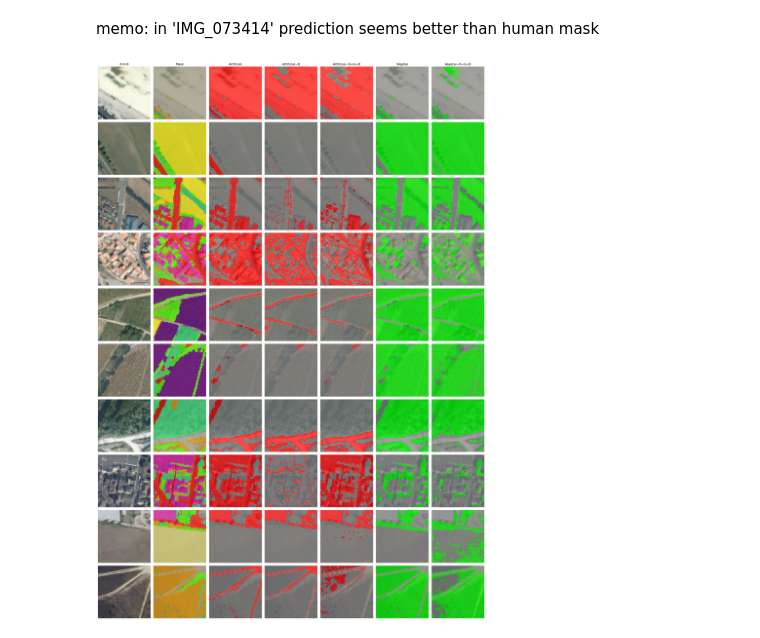
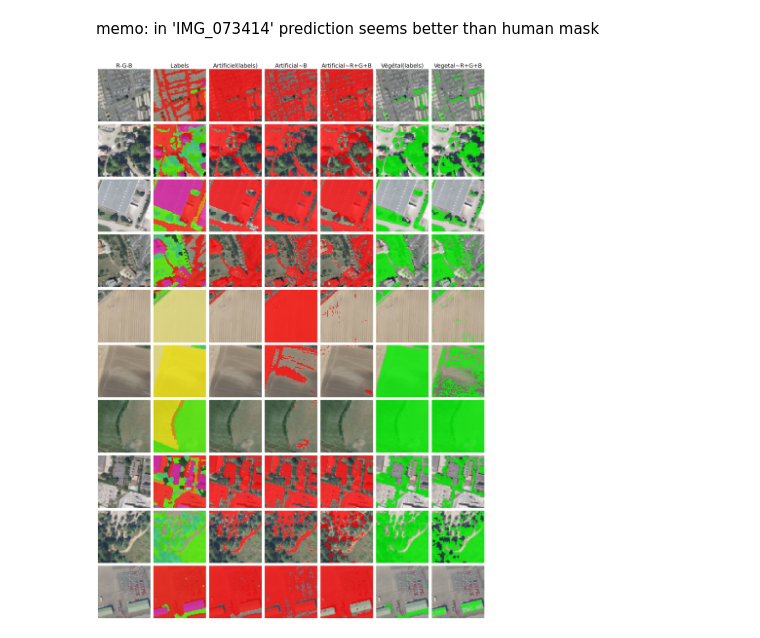
Before and after one commit to ChallengeDataTest/flairimages, a Jupyter notebook: src/explore.ipynb, the cells around one changed output. Saved outputs shown, nothing was run; the diff lists cells and outputs as text; code cells hidden in the pictures.

```diff
--- a/src/explore.ipynb
+++ b/src/explore.ipynb
@@ -24,6 +24,9 @@ from utils.utils import (read_config, read_samples_df,
                          fast_down_sample, fast_up_sample,
                          read_image_collection
                          )
+# %%
+# small debug flag
+verbose = False
 # %%
 # massage this to get the correct project root path (e.g. /../xxxx/myProjectName/)
 root_dir = Path().resolve().parents[0]
@@ -151,0 +160,12 @@ max=(198, 180, 151, 160, 76)
+# %%
+# check that the image data and metadata and mask are correctly matched
+if verbose:
+    print("images should be alike")
+    plt.figure(figsize=(1,2))
+    i = np.random.randint(0, image_data.shape[0])
+    plt.subplot(1,2,1).imshow(image_data[i,:,:,:3])
+    plt.axis('off')
+    img_full_resolution = skio.imread(files_df.iloc[i]['image'], plugin='tifffile')
+    plt.subplot(1,2,2).imshow(img_full_resolution[:,:,:3])
+    plt.axis('off')
+    plt.show()
@@ -262,7 +321,7 @@ g.add_legend(label_order=['Végétal','Artificiel'], labelcolor=['green','red'],
 # to choose for a pedagogic progression
 def make_logistic_regression(X_train, X_test, y_train, y_test):
     pipeline = Pipeline(steps=[('scaler', StandardScaler()),
-                               ('log_reg', LogisticRegression())])
+                               ('log_reg', LogisticRegression(class_weight='balanced'))])
     pipeline.fit(X_train, y_train)
     score = pipeline.score(X_test, y_test)
     # create a sklearn pipeline
@@ -287,6 +346,5 @@ for y_var in all_y_vars:
             reg_equation = f"{y_var}~{'+'.join(X_vars)}"
             print(reg_equation+f"\t\t\t\t f score is {score}")
             estimators[reg_equation] = logreg
-#print(dict(zip(vars,logreg.coef_[0 ])))
-#print(f"f score is {score}")
+#TODO: output reusable markdown table
 # %% [output]
@@ -322,8 +380,10 @@ if False:
 # print(image_file)
 # print(mask_file)
 nl, nc = 10,7
-im_alpha = 0.7
+im_alpha = 0.75
+fontsize=22
 plt.figure(figsize=(nc*3, nl*3))
+
 for i_l, i_test_record in enumerate(np.random.choice(a=test_image_data.shape[0], size=nl)):
     record = test_image_data[i_test_record]
     im = record[:,:,:3]
@@ -334,7 +394,7 @@ for i_l, i_test_record in enumerate(np.random.choice(a=test_image_data.shape[0],
     #
     plt.subplot(nl, nc, i_l*nc+1)
     plt.imshow(im)
-    if i_l == 0: plt.title("R-G-B")
+    if i_l == 0: plt.title("R-G-B", fontsize=fontsize)
     plt.axis("off")
     #
     msk_palette = class_to_rgb(arr=msk, conf=conf)
@@ -342,56 +402,53 @@ for i_l, i_test_record in enumerate(np.random.choice(a=test_image_data.shape[0],
     plt.imshow(im)
     plt.imshow(msk_palette, alpha=im_alpha)
 
-    if i_l == 0: plt.title("Mask")
+    if i_l == 0: plt.title("Labels", fontsize=fontsize)
     plt.axis("off")
     #
-    msk_artificiel = artificial_to_rgb(arr=msk_a,  conf=conf)
+    rgb_label = artificial_to_rgb(arr=msk_a,  conf=conf, alpha=im_alpha)
     plt.subplot(nl, nc, i_l*nc+3)
     plt.imshow(im)
-    plt.imshow(msk_artificiel, alpha=im_alpha)
-
-
-
-    if i_l == 0: plt.title("Artificiel")
+    plt.imshow(rgb_label)
+    if i_l == 0: plt.title("Artificiel(labels)", fontsize=fontsize)
     plt.axis("off")
     #
     reg_equation = 'Artificial~B'
     msk_pred = estimators[reg_equation].predict(im[:,:,2].reshape(-1,1)).reshape(im.shape[:2])
-    rgb_pred = artificial_to_rgb(conf=conf, arr=msk_pred)
+    rgb_pred = artificial_to_rgb(conf=conf, arr=msk_pred, alpha=im_alpha)
     plt.subplot(nl, nc, i_l*nc+4)
     plt.imshow(im)
-    plt.imshow(rgb_pred, alpha=im_alpha)
-    if i_l == 0: plt.title(reg_equation)
+    plt.imshow(rgb_pred)
+    if i_l == 0: plt.title(reg_equation, fontsize=fontsize)
     plt.axis("off")
     #
     reg_equation = 'Artificial~R+G+B'
     msk_pred = estimators[reg_equation].predict(im.reshape(-1,3)).reshape(im.shape[:2])
-    rgb_pred = artificial_to_rgb(conf=conf, arr=msk_pred)
+    rgb_pred = artificial_to_rgb(conf=conf, arr=msk_pred, alpha=im_alpha)
     plt.subplot(nl, nc, i_l*nc+5)
     plt.imshow(im)
-    plt.imshow(rgb_pred, alpha=im_alpha)
-    if i_l == 0: plt.title(reg_equation)
+    plt.imshow(rgb_pred)
+    if i_l == 0: plt.title(reg_equation, fontsize=fontsize)
     plt.axis("off")
     #
     #
-    msk_vegetal = vegetal_to_rgb(arr=msk_v, conf=conf)
+    rgb_vegetal = vegetal_to_rgb(arr=msk_v, conf=conf, alpha=im_alpha)
     plt.subplot(nl, nc, i_l*nc+6)
     plt.imshow(im)
-    plt.imshow(msk_vegetal, alpha=im_alpha)
-    if i_l == 0: plt.title("Végétal")
+    plt.imshow(rgb_vegetal)
+    if i_l == 0: plt.title("Végétal(labels)", fontsize=fontsize)
     plt.axis("off")
     #
 
     reg_equation = 'Vegetal~R+G+B'
     msk_pred = estimators[reg_equation].predict(im.reshape(-1,3)).reshape(im.shape[:2])
-    rgb_pred = vegetal_to_rgb(conf=conf, arr=msk_pred)
+    rgb_pred = vegetal_to_rgb(conf=conf, arr=msk_pred, alpha=im_alpha)
     plt.subplot(nl, nc, i_l*nc+7)
     plt.imshow(im)
-    plt.imshow(rgb_pred, alpha=im_alpha)
-    if i_l == 0: plt.title(reg_equation)
+    plt.imshow(rgb_pred)
+    if i_l == 0: plt.title(reg_equation, fontsize=fontsize)
     plt.axis("off")
     #
 plt.tight_layout()
 plt.show()
 # %% [output]
-[figure, old version]
+[figure, new version]
```
Also changed, not shown: parts of 16 cells of this notebook, 15 other files.
